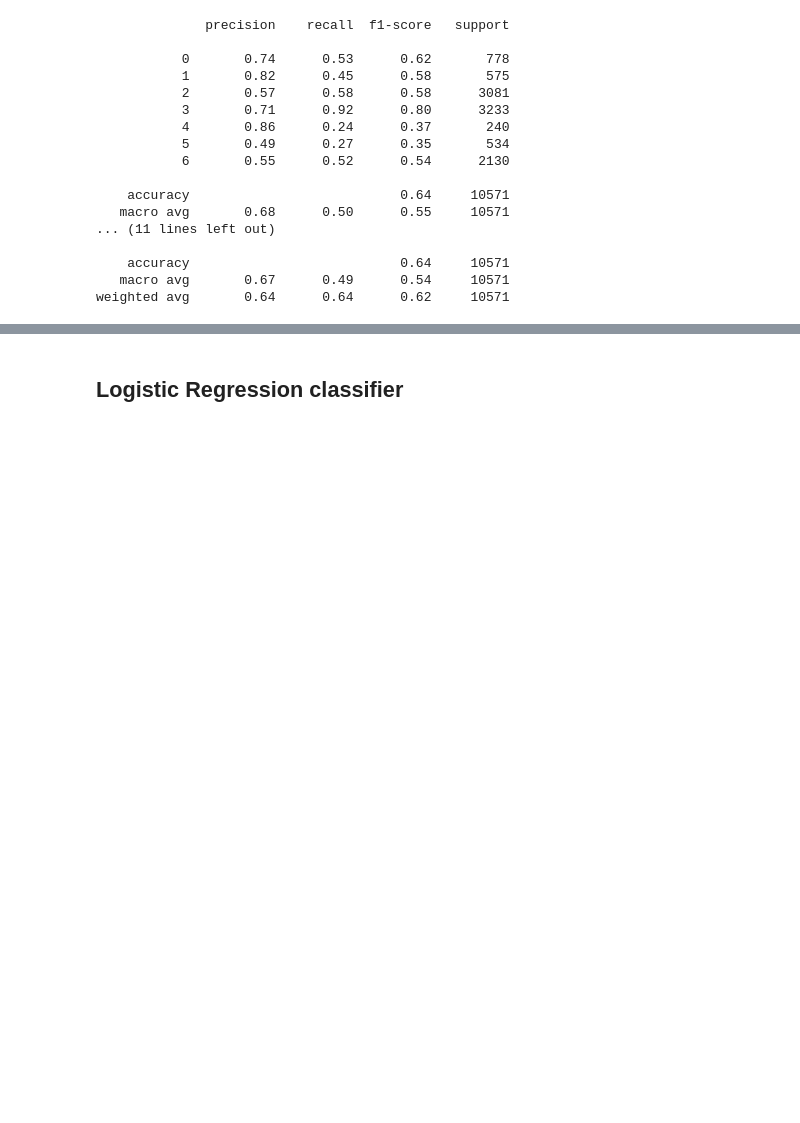
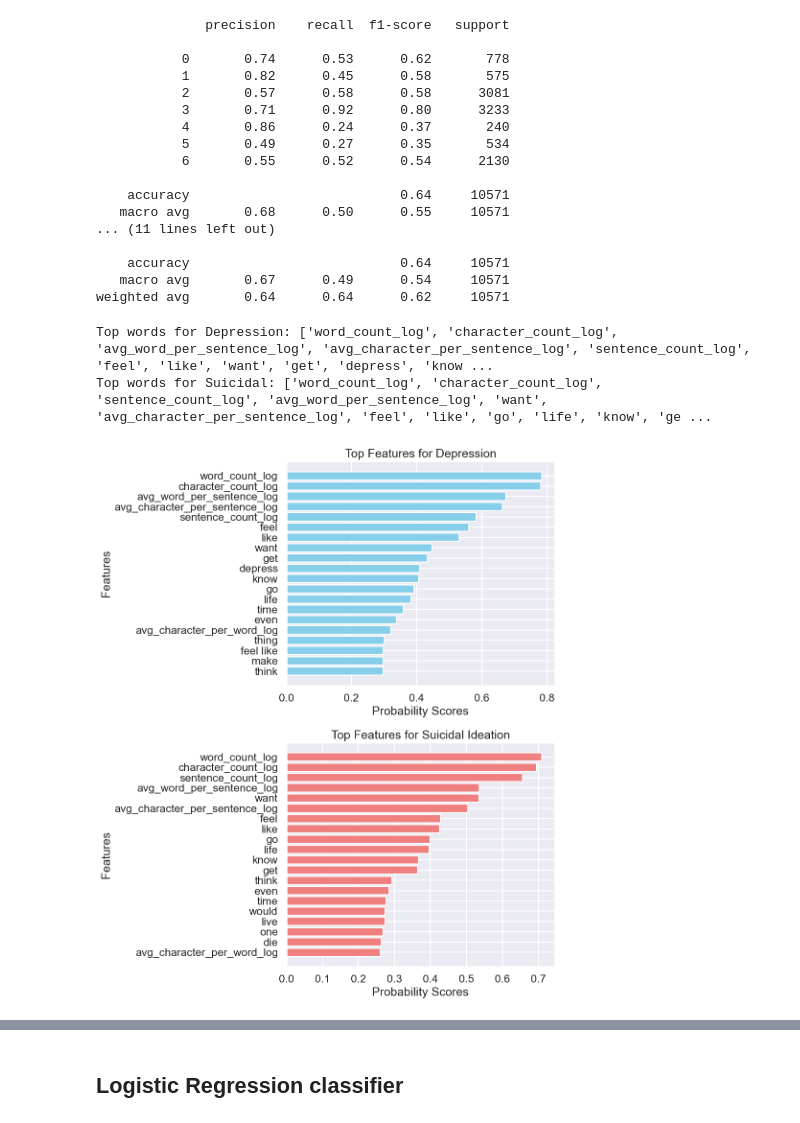
Before and after one commit to pparaju/Homeworks, a Jupyter notebook: CapstoneThree_Sentiment_analysis/notebooks/CapstoneThree_Pre-processing_Work_and_Model.ipynb, the cells around one changed output, grey strips where cells are left out. Cells and saved outputs as stored; diff of their text form; code cells hidden in the pictures; blank space fills up the shorter version.

```diff
--- a/CapstoneThree_Sentiment_analysis/notebooks/CapstoneThree_Pre-processing_Work_and_Model.ipynb
+++ b/CapstoneThree_Sentiment_analysis/notebooks/CapstoneThree_Pre-processing_Work_and_Model.ipynb
@@ -395,0 +428,45 @@ weighted avg       0.64      0.64      0.62     10571
+# %%
+
+# Get top features for Depression and Suicidal classes
+top_20_depression_words, top_20_depression_scores = get_top_features(
+    bnb_test_best.feature_log_prob_,
+    2,
+    tfidf_vectorizer,
+    numeric_feature_names
+)
+top_20_suicidal_words, top_20_suicidal_scores = get_top_features(
+    bnb_test_best.feature_log_prob_,
+    6,
+    tfidf_vectorizer,
+    numeric_feature_names
+)
+
+# Print the results
+print(f"Top words for Depression: {top_20_depression_words}, Scores: {top_20_depression_scores}")
+print(f"Top words for Suicidal: {top_20_suicidal_words}, Scores: {top_20_suicidal_scores}")
+# %% [output]
+Top words for Depression: ['word_count_log', 'character_count_log', 'avg_word_per_sentence_log', 'avg_character_per_sentence_log', 'sentence_count_log', 'feel', 'like', 'want', 'get', 'depress', 'know ...
+Top words for Suicidal: ['word_count_log', 'character_count_log', 'sentence_count_log', 'avg_word_per_sentence_log', 'want', 'avg_character_per_sentence_log', 'feel', 'like', 'go', 'life', 'know', 'ge ...
+# %%
+# Set up the figure and axis
+fig, axs = plt.subplots(2, 1, figsize=(10, 12))
+
+# Plot for Depression
+axs[0].barh(top_20_depression_words, np.exp(top_20_depression_scores), color='skyblue')
+axs[0].set_title('Top Features for Depression')
+axs[0].set_xlabel('Probability Scores')
+axs[0].set_ylabel('Features')
+axs[0].invert_yaxis()  # Invert y-axis to have the highest score at the top
+
+# Plot for Suicidal
+axs[1].barh(top_20_suicidal_words, np.exp(top_20_suicidal_scores), color='lightcoral')
+axs[1].set_title('Top Features for Suicidal Ideation')
+axs[1].set_xlabel('Probability Scores')
+axs[1].set_ylabel('Features')
+axs[1].invert_yaxis()  # Invert y-axis to have the highest score at the top
+
+# Show the plots
+plt.tight_layout()
+plt.show()
+# %% [output]
+[figure, added]
```
Also changed, not shown: parts of 6 cells of this notebook, 2 other files.
